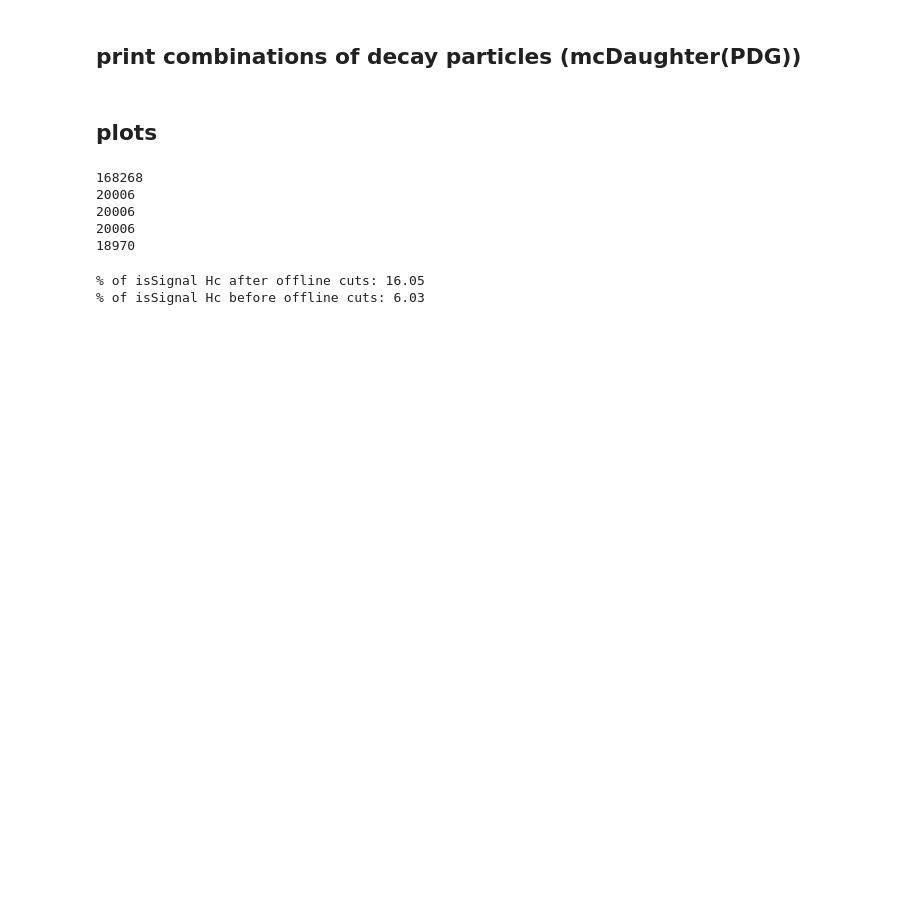
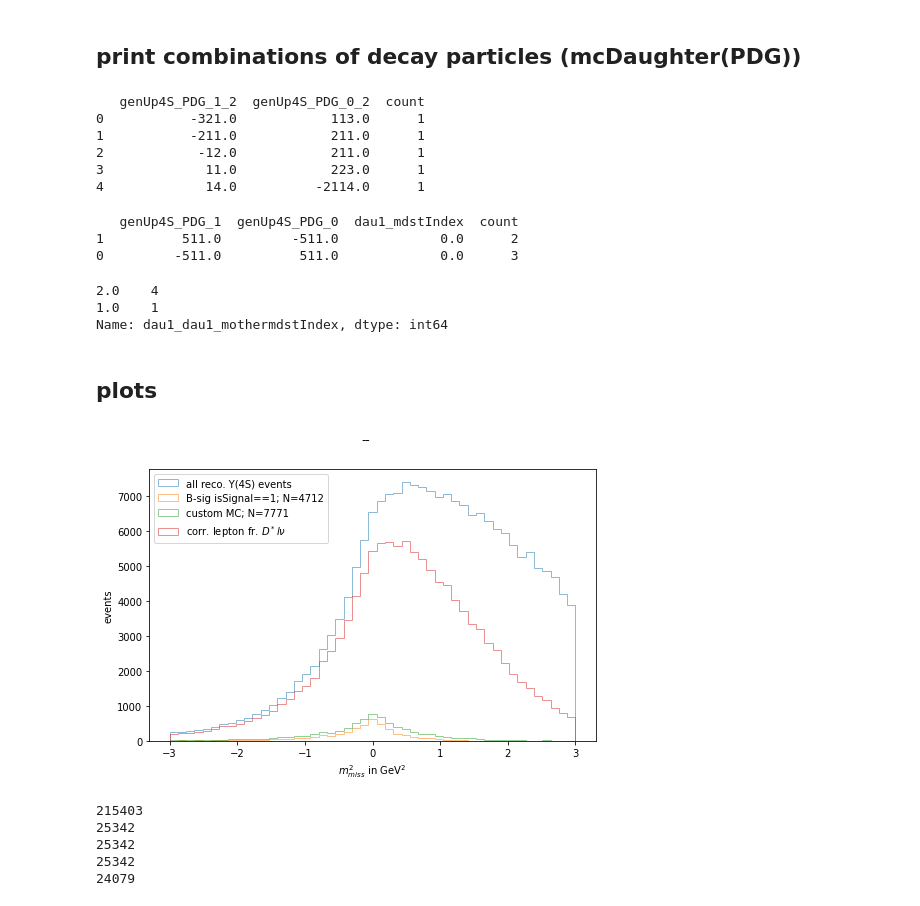
Before and after one commit to axelHeim/MCstudies, a Jupyter notebook: Dstlnu_Bt_generic/recreateGiannasPlot/offlineAnalysis_GiannasPlot.ipynb, the cells around one changed output. Cells and saved outputs as stored; diff of their text form; code cells hidden in the pictures; blank space fills up the shorter version.

```diff
--- a/Dstlnu_Bt_generic/recreateGiannasPlot/offlineAnalysis_GiannasPlot.ipynb
+++ b/Dstlnu_Bt_generic/recreateGiannasPlot/offlineAnalysis_GiannasPlot.ipynb
@@ -271,3 +290,5 @@ df = pd.read_csv("/nfs/dust/belle2/user/axelheim/MC_studies/Dstlnu_Bt_generic/re
+# %%
+df = pd.read_csv(root_path + "GiannasPlot_DXtagDstl_df.csv")
 # %% [markdown]
 ## print combinations of decay particles (mcDaughter(PDG))
 # %%
@@ -278,6 +299,13 @@ combis = pd.DataFrame({'count' : df.groupby( ["genUp4S_PDG_1_2","genUp4S_PDG_0_2
 
 with pd.option_context('display.max_rows', None, 'display.max_columns', None):  # more options can be specified also
     print(combis.sort_values("count"))
+# %% [output]
+   genUp4S_PDG_1_2  genUp4S_PDG_0_2  count
+0           -321.0            113.0      1
+1           -211.0            211.0      1
+2            -12.0            211.0      1
+3             11.0            223.0      1
+4             14.0          -2114.0      1
 # %%
 #combis = pd.DataFrame({'count' : df.groupby( ["__event__","genUp4S_PDG_1_2","genUp4S_PDG_0_2"] ).size()}).reset_index()
 Bmesons = pd.DataFrame({'count' : df.groupby( ["genUp4S_PDG_1","genUp4S_PDG_0","dau1_mdstIndex"] ).size()}).reset_index()
@@ -286,8 +314,16 @@ Bmesons = pd.DataFrame({'count' : df.groupby( ["genUp4S_PDG_1","genUp4S_PDG_0","
 
 with pd.option_context('display.max_rows', None, 'display.max_columns', None):  # more options can be specified also
     print(Bmesons.sort_values("count"))
+# %% [output]
+   genUp4S_PDG_1  genUp4S_PDG_0  dau1_mdstIndex  count
+1          511.0         -511.0             0.0      2
+0         -511.0          511.0             0.0      3
 # %%
 with pd.option_context('display.max_rows', None, 'display.max_columns', None):  # more options can be specified also
     print(df["dau1_dau1_mothermdstIndex"].value_counts())
+# %% [output]
+2.0    4
+1.0    1
+Name: dau1_dau1_mothermdstIndex, dtype: int64
 # %% [markdown]
 ## plots
@@ -308,28 +330,36 @@ plt.setp(hist, title=title)
 # %%
 bins = np.linspace(-3, 3, 50)
 fig, ax = plt.subplots()
 fig.suptitle('--')
 fig.set_size_inches(8, 5)
 
 ax.set_xlabel(r'$m_{miss}^2$ in GeV$^2$')
 ax.set_ylabel("events")
 
 
-num_corrEvts = df[(df["Dst_isSignal"] == 1)].shape[0]
+
 
 ax.hist(df.m2RecoilSignalSide, bins, alpha=0.5, label='all reco. Y(4S) events',histtype='step')
-ax.hist(df[(df["dau1_isSignal"] == 1)].m2RecoilSignalSide, bins, alpha=0.5, label="B-sig isSignal==1",histtype='step')
-ax.hist(df[(df["Dst_isSignal"] == 1)].m2RecoilSignalSide, bins, alpha=0.5, label=('D* isSignal==1; N=%i' %num_corrEvts),histtype='step')
+
+num_corrEvts = df[(df["dau1_isSignal"] == 1)].shape[0]
+ax.hist(df[(df["dau1_isSignal"] == 1)].m2RecoilSignalSide, bins, alpha=0.5, label=('B-sig isSignal==1; N=%i' %num_corrEvts),histtype='step')
+#ax.hist(df[(df["Dst_isSignal"] == 1)].m2RecoilSignalSide, bins, alpha=0.5, label=('D* isSignal==1; N=%i' %num_corrEvts),histtype='step')
+
+num_corrEvts_custMC = df[(df["customMCmatching"] == 1)].shape[0]
+ax.hist(df[(df["customMCmatching"] == 1)].m2RecoilSignalSide, bins, alpha=0.5, label=('custom MC; N=%i' %num_corrEvts_custMC),histtype='step')
+
 
 correct_lep = df[(df["lep_motherPDG"].abs() == 511) & ((df["lep_mcPDG"].abs() == 13) | (df["lep_mcPDG"].abs() == 11))]
 ax.hist(correct_lep.m2RecoilSignalSide, bins, alpha=0.5, label=(r'corr. lepton fr. $D^*l\nu$'),histtype='step')
 
 
 
 ax.legend(loc='upper left')
 
 
 plt.savefig('mmSquared_isSignal_GiannasScript_beforeOfflineCuts.pdf')
+# %% [output]
+[figure, added]
 # %%
 cut_df = df
 print(cut_df.shape[0])
@@ -343,17 +373,14 @@ cut_df = cut_df[cut_df.foxWolframR2 < 0.3] # cut on event
 print(cut_df.shape[0])
 cut_df = cut_df[(cut_df.Dst_pt < 2.4) & (cut_df.lep_pt > 1.0)] # cut on l and D* pt
 # %% [output]
-168268
-20006
-20006
-20006
-18970
+215403
+25342
+25342
+25342
+24079
 # %%
 print("% of isSignal Hc after offline cuts:",round(cut_df[cut_df["dau0_dau0_isSignalAcceptMissingGamma"] == 1].shape[0] / cut_df.shape[0] * 100 ,2))
 print("% of isSignal Hc before offline cuts:",round(df[df["dau0_dau0_isSignalAcceptMissingGamma"] == 1].shape[0] / df.shape[0] * 100 ,2))
-# %% [output]
-% of isSignal Hc after offline cuts: 16.05
-% of isSignal Hc before offline cuts: 6.03
 # %%
 print("precut correctly reconstr. D* events",df[(df["Dst_isSignal"] == 1)].shape[0])
 # %%
```
Also changed, not shown: parts of 28 cells of this notebook, 1 other file.
